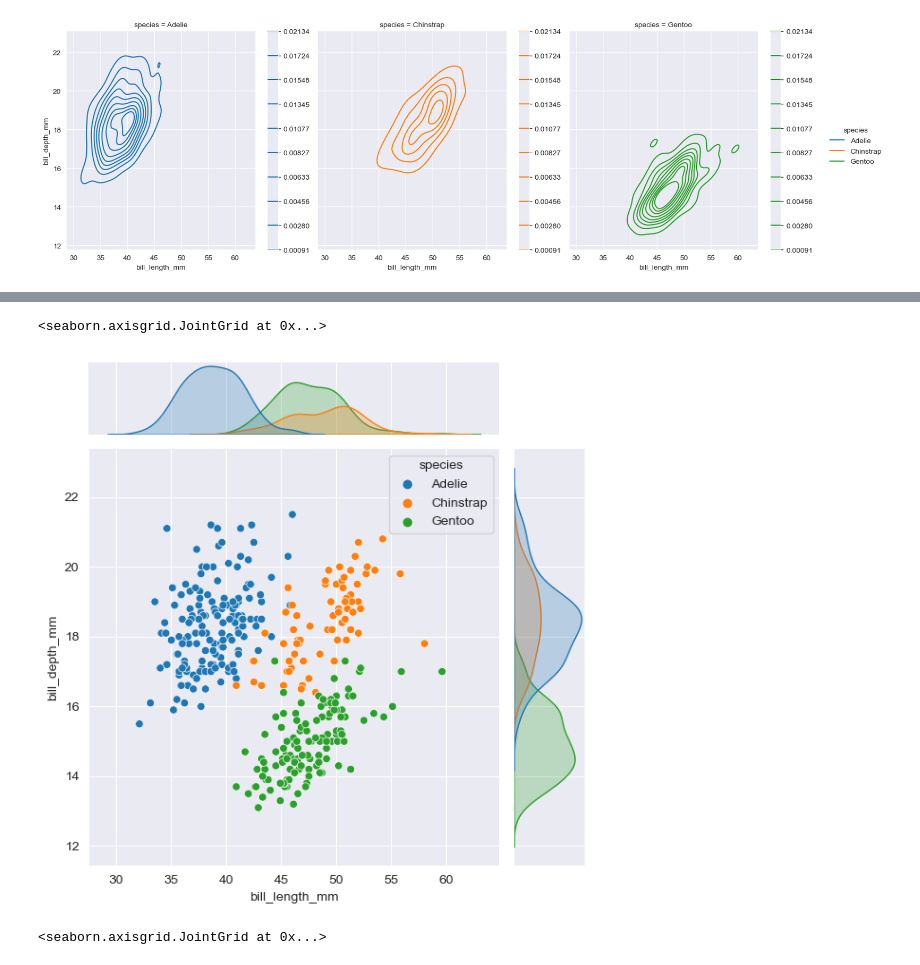
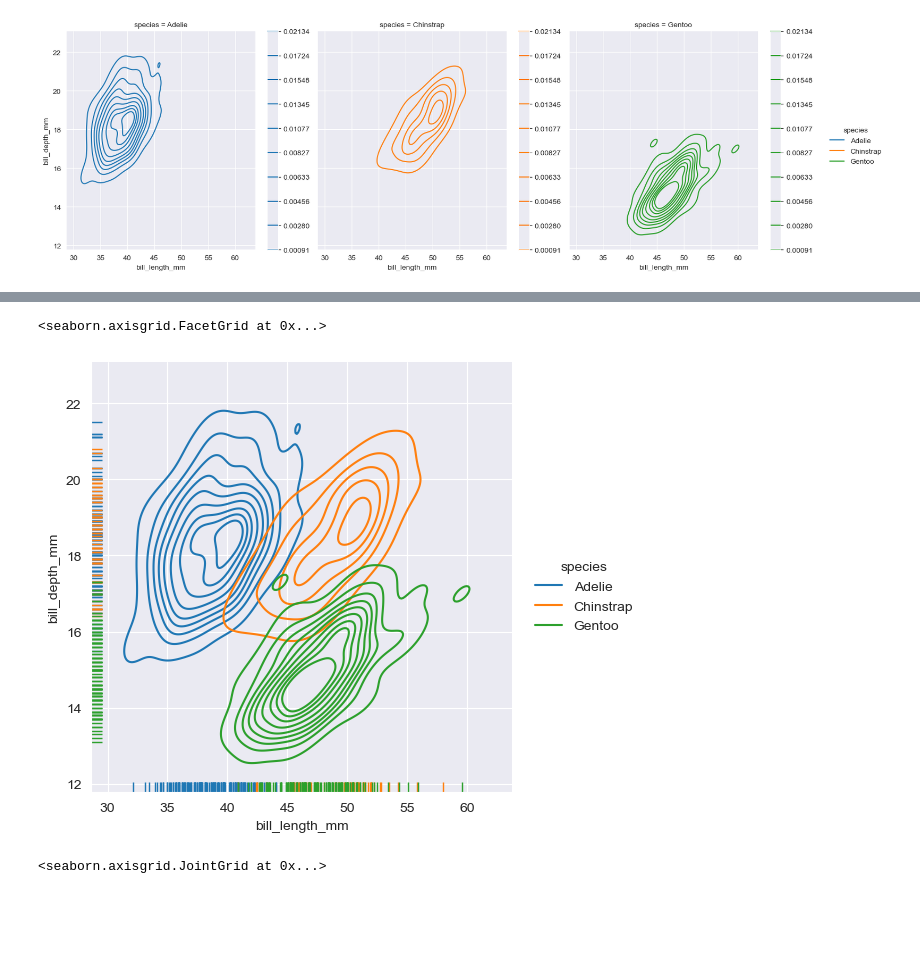
Before and after one commit to ebrahimhossaincse/Seaborn-Fundamentals, a Jupyter notebook: basics/Distributional_Plots.ipynb, the cells around one changed output, grey strips where cells are left out. Saved outputs shown, nothing was run; the diff lists cells and outputs as text; code cells hidden in the pictures; blank space fills up the shorter version.

Commit message:
add distributional plots

```diff
--- a/basics/Distributional_Plots.ipynb
+++ b/basics/Distributional_Plots.ipynb
@@ -267,12 +259,11 @@ sns.jointplot(
-# %%
-"""Join Plot"""
-sns.jointplot(
-    data=penguins,
-    x="bill_length_mm", y="bill_depth_mm", hue="species",
-)
-# %% [output]
-<seaborn.axisgrid.JointGrid at 0x...>
-[figure]
+# %%
+sns.displot(
+    penguins, x="bill_length_mm", y="bill_depth_mm",
+    kind="kde", rug=True, hue="species",
+)
+# %% [output]
+<seaborn.axisgrid.FacetGrid at 0x...>
+[figure, added]
 # %%
 sns.jointplot(
     data=penguins,
```
Also changed, not shown: parts of 3 cells of this notebook.
